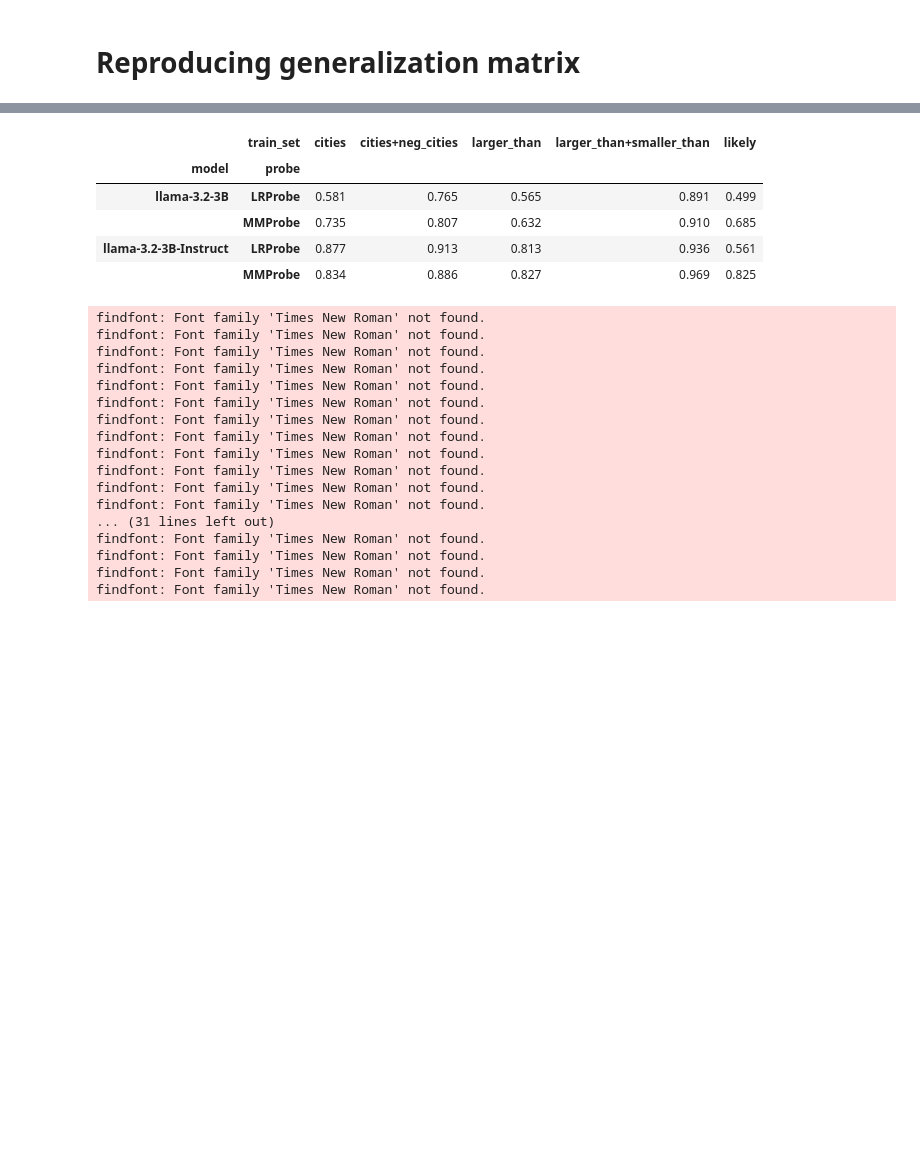
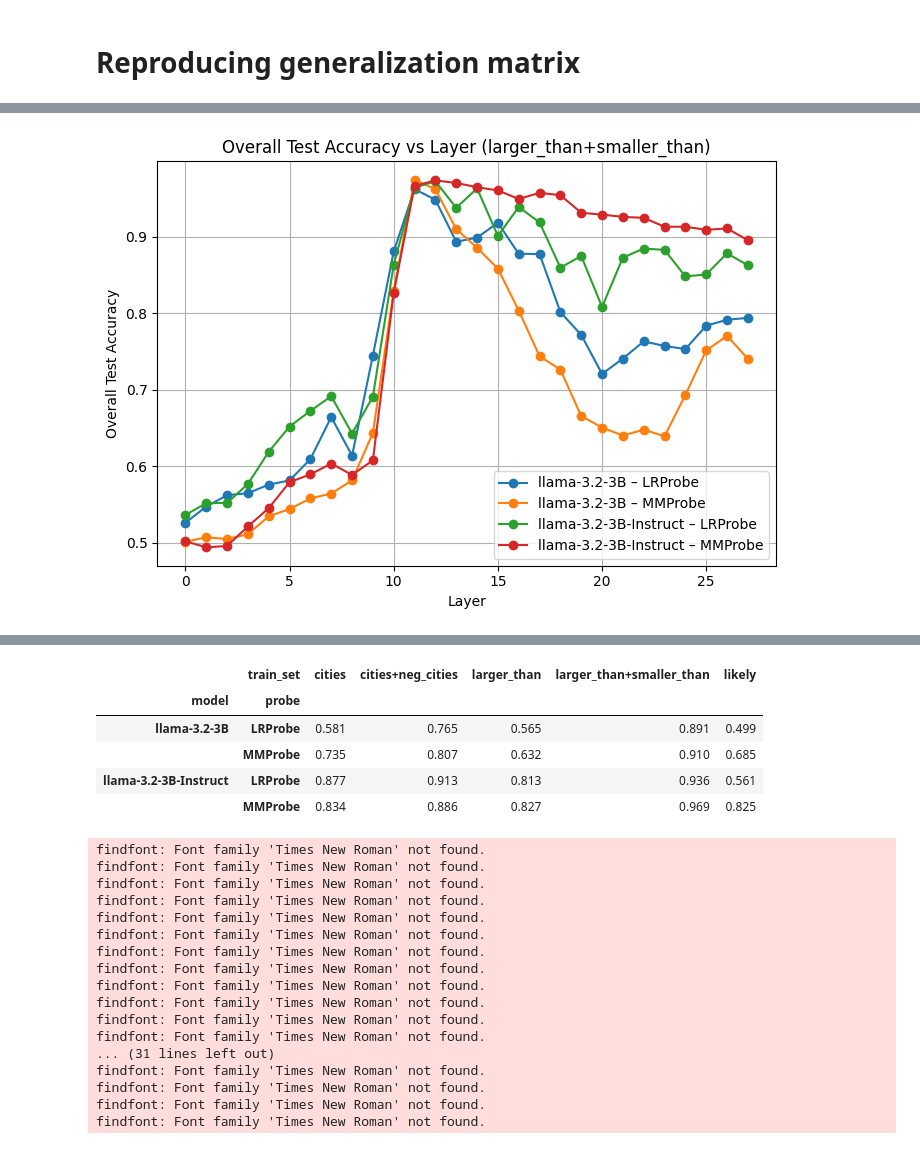
Before and after one commit to sharpchoc/geometry-of-truth, a Jupyter notebook: generalization.ipynb, the cells around one changed output, grey strips where cells are left out. Saved outputs shown, nothing was run; the diff lists cells and outputs as text; code cells hidden in the pictures; blank space fills up the shorter version.

```diff
--- a/generalization.ipynb
+++ b/generalization.ipynb
@@ -9,7 +9,7 @@ import configparser
 import json
 # %%
 # hyperparameters
-model = 'llama-3.2-3B'
+model = 'llama-3.2-3B-Instruct'
 split = 0.8
 device = 'cuda:0' if t.cuda.is_available() else 'cpu'
 
@@ -25,7 +25,7 @@ train_medlies  = [
     ['cities', 'neg_cities'],
     ['larger_than'],
     ['larger_than', 'smaller_than'],
-    ['likely']
+    # ['likely']
 ]
 
 val_datasets = [
@@ -49,11 +180,11 @@ seed = random.randint(0, 10000)
 # %%
 ProbeClasses = [
-    LRProbe,
+    # LRProbe,
     MMProbe,
     ]
 
 accs = {str(probe_class) : {to_str(train_medley) : {} for train_medley in train_medlies} for probe_class in ProbeClasses}
-
+# for layer in range(28):
 for ProbeClass in ProbeClasses:
     for medley in train_medlies:
 
@@ -90,7 +221,7 @@ for ProbeClass in ProbeClasses:
 
 lr_mm_accs = accs.copy()
 
-with open('experimental_outputs/generalization_results.json', 'r') as f:
+with open('experimental_outputs/generalization_results_per_layer.json', 'r') as f:
     outs = json.load(f)
 
 for ProbeClass in ProbeClasses:
@@ -102,5 +233,5 @@ for ProbeClass in ProbeClasses:
     out['noperiod'] = noperiod
     outs.append(out)
 
-with open('experimental_outputs/generalization_results.json', 'w') as f:
+with open('experimental_outputs/generalization_results_per_layer.json', 'w') as f:
     json.dump(outs, f, indent=2)
@@ -106,0 +240,86 @@ with open('experimental_outputs/generalization_results.json', 'w') as f:
+# %%
+import json
+import pandas as pd
+import matplotlib.pyplot as plt
+
+# --------------------
+# CONFIG
+# --------------------
+json_path = "experimental_outputs/generalization_results_per_layer.json"
+
+train_dataset = "larger_than+smaller_than"
+
+models_to_plot = [
+    "llama-3.2-3B",
+    "llama-3.2-3B-Instruct",
+]
+
+probes_to_plot = [
+    "MMProbe",
+    "LRProbe"
+]
+
+# --------------------
+# LOAD JSON
+# --------------------
+with open(json_path, "r") as f:
+    data = json.load(f)
+
+# --------------------
+# EXTRACT DATA
+# --------------------
+rows = []
+
+for entry in data:
+    model = entry.get("model")
+    probe = entry.get("probe")
+    layer = entry.get("layer")
+
+    # filter by model
+    if model not in models_to_plot:
+        continue
+
+    # filter by probe
+    if probe not in probes_to_plot:
+        continue
+
+    # filter by dataset
+    if train_dataset not in entry:
+        continue
+
+    acc = entry[train_dataset].get("overall_test_acc")
+    if acc is None:
+        continue
+
+    rows.append({
+        "model": model,
+        "probe": probe,
+        "layer": layer,
+        "overall_test_acc": acc,
+    })
+
+df = pd.DataFrame(rows)
+
+# --------------------
+# PLOT
+# --------------------
+plt.figure(figsize=(7, 5))
+
+for (model, probe), df_sub in df.groupby(["model", "probe"]):
+    df_sub = df_sub.sort_values("layer")
+    plt.plot(
+        df_sub["layer"],
+        df_sub["overall_test_acc"],
+        marker="o",
+        label=f"{model} – {probe}",
+    )
+
+plt.xlabel("Layer")
+plt.ylabel("Overall Test Accuracy")
+plt.title(f"Overall Test Accuracy vs Layer ({train_dataset})")
+plt.legend()
+plt.grid(True)
+plt.tight_layout()
+plt.show()
+# %% [output]
+[figure, added]
```
Also changed, not shown: parts of 7 cells of this notebook, 15 other files.
